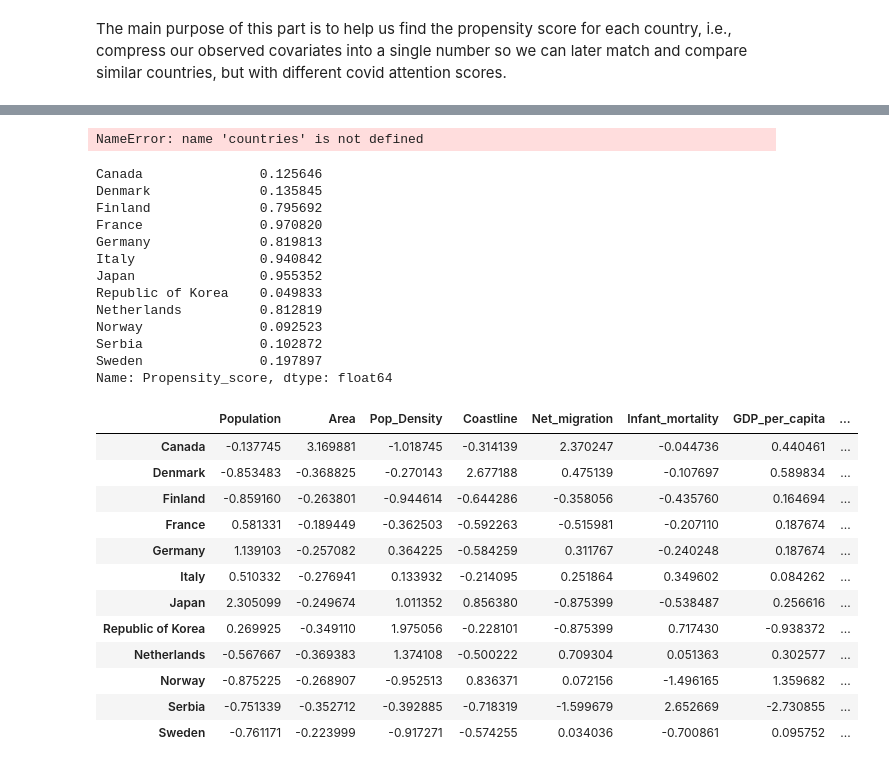
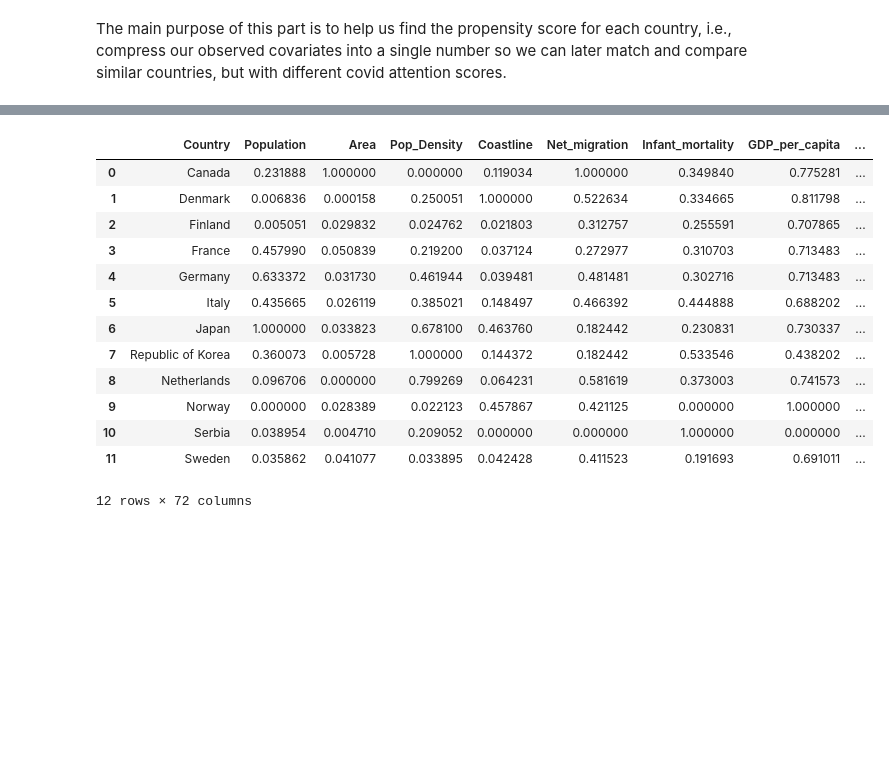
Before and after one commit to RiccardoBrioschi/The-pandemic-through-the-eyes-of-Internet, a Jupyter notebook: RQ3_Effects of attention on covid analysis.ipynb, the cells around one changed output, grey strips where cells are left out. Saved outputs shown, nothing was run; the diff lists cells and outputs as text; code cells hidden in the pictures; blank space fills up the shorter version.

```diff
--- a/RQ3_Effects of attention on covid analysis.ipynb
+++ b/RQ3_Effects of attention on covid analysis.ipynb
@@ -1323,57 +1340,31 @@ high_attention =
 # %%
-# normalize and standardize countinous data
-for column in countries.columns[:22]:
-    countries[column] = (countries[column] - countries[column].mean()) / (1 if countries[column].std() == 0 else countries[column].std())
+# min-max normalization
+features = ['Population', 'Area', 'Pop_Density', 'Coastline', 'Net_migration',
+       'Infant_mortality', 'GDP_per_capita', 'Literacy', 'Phones_per_1000',
+       'Arable', 'Crops', 'Other', 'Agriculture', 'Industry', 'Service',
+       'mobility', 'retail_and_recreation_percent_change_from_baseline',
+       'grocery_and_pharmacy_percent_change_from_baseline',
+       'parks_percent_change_from_baseline',
+       'transit_stations_percent_change_from_baseline',
+       'workplaces_percent_change_from_baseline',
+       'residential_percent_change_from_baseline']
+
+for column in features:
+    countries[column] = (countries[column] - countries[column].min()) / (countries[column].max() - countries[column].min())
 
 countries
 # %% [output]
+|  | Country | Population | Area | Pop_Density | Coastline | Net_migration | Infant_mortality | GDP_per_capita | ... |
+| 0 | Canada | 0.231888 | 1.000000 | 0.000000 | 0.119034 | 1.000000 | 0.349840 | 0.775281 | ... |
+| 1 | Denmark | 0.006836 | 0.000158 | 0.250051 | 1.000000 | 0.522634 | 0.334665 | 0.811798 | ... |
+| 2 | Finland | 0.005051 | 0.029832 | 0.024762 | 0.021803 | 0.312757 | 0.255591 | 0.707865 | ... |
+| 3 | France | 0.457990 | 0.050839 | 0.219200 | 0.037124 | 0.272977 | 0.310703 | 0.713483 | ... |
+| 4 | Germany | 0.633372 | 0.031730 | 0.461944 | 0.039481 | 0.481481 | 0.302716 | 0.713483 | ... |
+| 5 | Italy | 0.435665 | 0.026119 | 0.385021 | 0.148497 | 0.466392 | 0.444888 | 0.688202 | ... |
+| 6 | Japan | 1.000000 | 0.033823 | 0.678100 | 0.463760 | 0.182442 | 0.230831 | 0.730337 | ... |
+| 7 | Republic of Korea | 0.360073 | 0.005728 | 1.000000 | 0.144372 | 0.182442 | 0.533546 | 0.438202 | ... |
+| 8 | Netherlands | 0.096706 | 0.000000 | 0.799269 | 0.064231 | 0.581619 | 0.373003 | 0.741573 | ... |
+| 9 | Norway | 0.000000 | 0.028389 | 0.022123 | 0.457867 | 0.421125 | 0.000000 | 1.000000 | ... |
+| 10 | Serbia | 0.038954 | 0.004710 | 0.209052 | 0.000000 | 0.000000 | 1.000000 | 0.000000 | ... |
+| 11 | Sweden | 0.035862 | 0.041077 | 0.033895 | 0.042428 | 0.411523 | 0.191693 | 0.691011 | ... |
-NameError: name 'countries' is not defined
+12 rows × 72 columns
-# %%
-'''mod = smf.logit(formula="Attention ~  Population + Area + Pop_Density + Coastline + Net_migration +\
-       Infant_mortality + GDP_per_capita + Literacy + Phones_per_1000 +\
-       Arable + Crops + Other + Agriculture + Industry + Service + mobility +\
-       retail_and_recreation_percent_change_from_baseline + grocery_and_pharmacy_percent_change_from_baseline +\
-       parks_percent_change_from_baseline + transit_stations_percent_change_from_baseline +\
-       workplaces_percent_change_from_baseline + residential_percent_change_from_baseline +\
-       C(had_lockdown) ", data=countries)
-
-res = mod.fit()
-
-# Extract the estimated propensity scores
-countries['Propensity_score'] = res.predict()
-
-print(res.summary())'''
-
-logit_model = LogisticRegression().fit(countries.iloc[:, :23].to_numpy(), countries["Attention"].to_numpy())
-countries['Propensity_score'] = logit_model.predict_proba(countries.iloc[:, :23].to_numpy())[:, 1]
-countries['Propensity_score']
-# %% [output]
-Canada               0.125646
-Denmark              0.135845
-Finland              0.795692
-France               0.970820
-Germany              0.819813
-Italy                0.940842
-Japan                0.955352
-Republic of Korea    0.049833
-Netherlands          0.812819
-Norway               0.092523
-Serbia               0.102872
-Sweden               0.197897
-Name: Propensity_score, dtype: float64
-# %%
-countries.iloc[:, :18]
-# %% [output]
-|  | Population | Area | Pop_Density | Coastline | Net_migration | Infant_mortality | GDP_per_capita | ... |
-| Canada | -0.137745 | 3.169881 | -1.018745 | -0.314139 | 2.370247 | -0.044736 | 0.440461 | ... |
-| Denmark | -0.853483 | -0.368825 | -0.270143 | 2.677188 | 0.475139 | -0.107697 | 0.589834 | ... |
-| Finland | -0.859160 | -0.263801 | -0.944614 | -0.644286 | -0.358056 | -0.435760 | 0.164694 | ... |
-| France | 0.581331 | -0.189449 | -0.362503 | -0.592263 | -0.515981 | -0.207110 | 0.187674 | ... |
-| Germany | 1.139103 | -0.257082 | 0.364225 | -0.584259 | 0.311767 | -0.240248 | 0.187674 | ... |
-| Italy | 0.510332 | -0.276941 | 0.133932 | -0.214095 | 0.251864 | 0.349602 | 0.084262 | ... |
-| Japan | 2.305099 | -0.249674 | 1.011352 | 0.856380 | -0.875399 | -0.538487 | 0.256616 | ... |
-| Republic of Korea | 0.269925 | -0.349110 | 1.975056 | -0.228101 | -0.875399 | 0.717430 | -0.938372 | ... |
-| Netherlands | -0.567667 | -0.369383 | 1.374108 | -0.500222 | 0.709304 | 0.051363 | 0.302577 | ... |
-| Norway | -0.875225 | -0.268907 | -0.952513 | 0.836371 | 0.072156 | -1.496165 | 1.359682 | ... |
-| Serbia | -0.751339 | -0.352712 | -0.392885 | -0.718319 | -1.599679 | 2.652669 | -2.730855 | ... |
-| Sweden | -0.761171 | -0.223999 | -0.917271 | -0.574255 | 0.034036 | -0.700861 | 0.095752 | ... |
```
Also changed, not shown: parts of 33 cells of this notebook.
